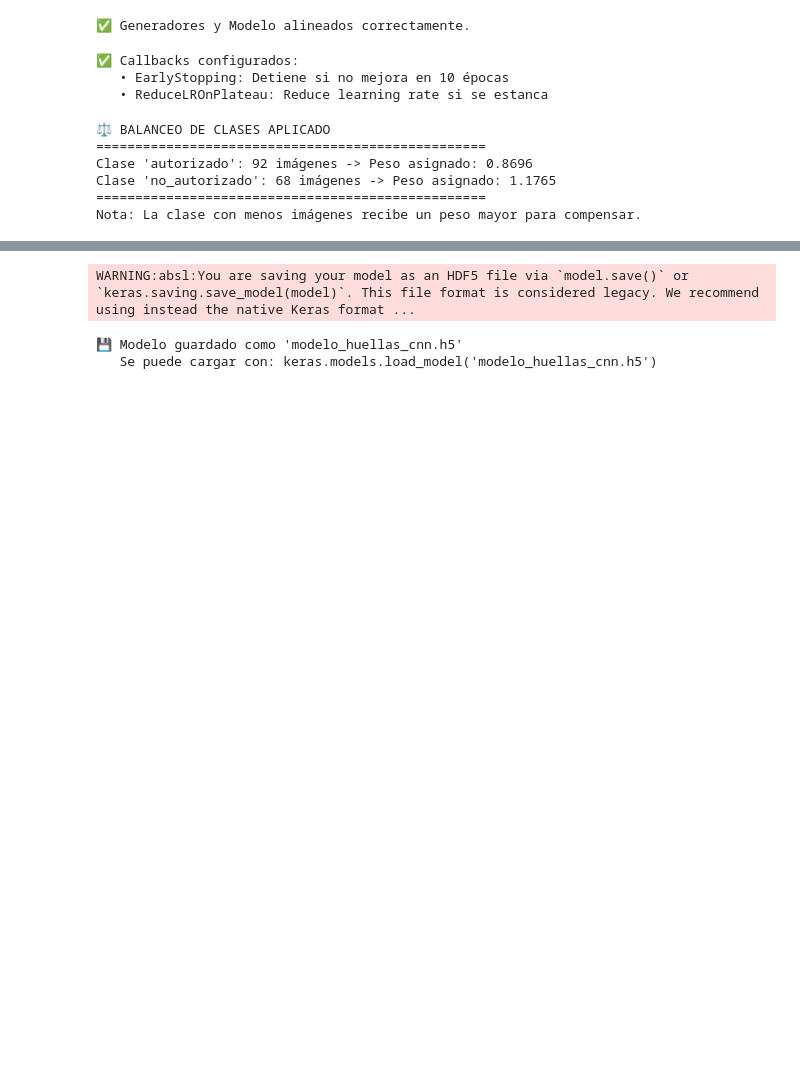
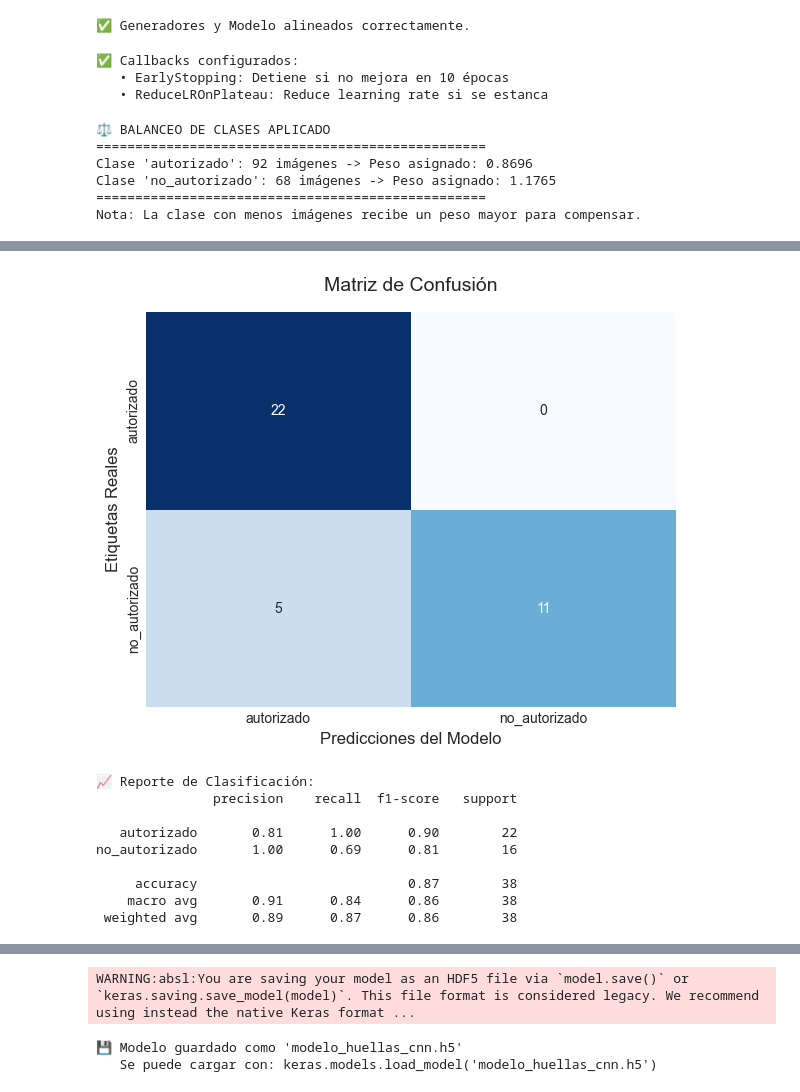
Before and after one commit to Laremo/MDL-2026, a Jupyter notebook: Parcial 2/MDL_reconocimiento_huellas_dactilares.ipynb, the cells around one changed output, grey strips where cells are left out. Drawn from its saved outputs; the diff is of its cells as text; code cells hidden in the pictures; blank space fills up the shorter version.

```diff
--- a/Parcial 2/MDL_reconocimiento_huellas_dactilares.ipynb
+++ b/Parcial 2/MDL_reconocimiento_huellas_dactilares.ipynb
@@ -673,6 +674,15 @@ y_true = val_generator.classes
 # Ahora ambos tendrán tamaño 38 y el error desaparecerá
 cm = confusion_matrix(y_true, y_pred)
 
-print("✅ Matriz de confusión calculada exitosamente.")
+plt.figure(figsize=(6, 5))
+sns.heatmap(cm, annot=True, fmt='d', cmap='Blues', cbar=False,
+            xticklabels=nombres_clases,
+            yticklabels=nombres_clases)
+
+plt.title('Matriz de Confusión', fontsize=14, pad=15)
+plt.ylabel('Etiquetas Reales', fontsize=12)
+plt.xlabel('Predicciones del Modelo', fontsize=12)
+plt.tight_layout()
+plt.show()
 # %% [output]
 🔍 Generando predicciones...
@@ -681,3 +690,13 @@ print("✅ Matriz de confusión calculada exitosamente.")
+[figure, added]
+📈 Reporte de Clasificación:
+               precision    recall  f1-score   support
+
+   autorizado       0.81      1.00      0.90        22
+no_autorizado       1.00      0.69      0.81        16
+
+     accuracy                           0.87        38
+    macro avg       0.91      0.84      0.86        38
+ weighted avg       0.89      0.87      0.86        38
 # %%
 import numpy as np
 from sklearn.metrics import roc_curve, auc
```
Also changed, not shown: parts of 10 cells of this notebook, 1 other file.
